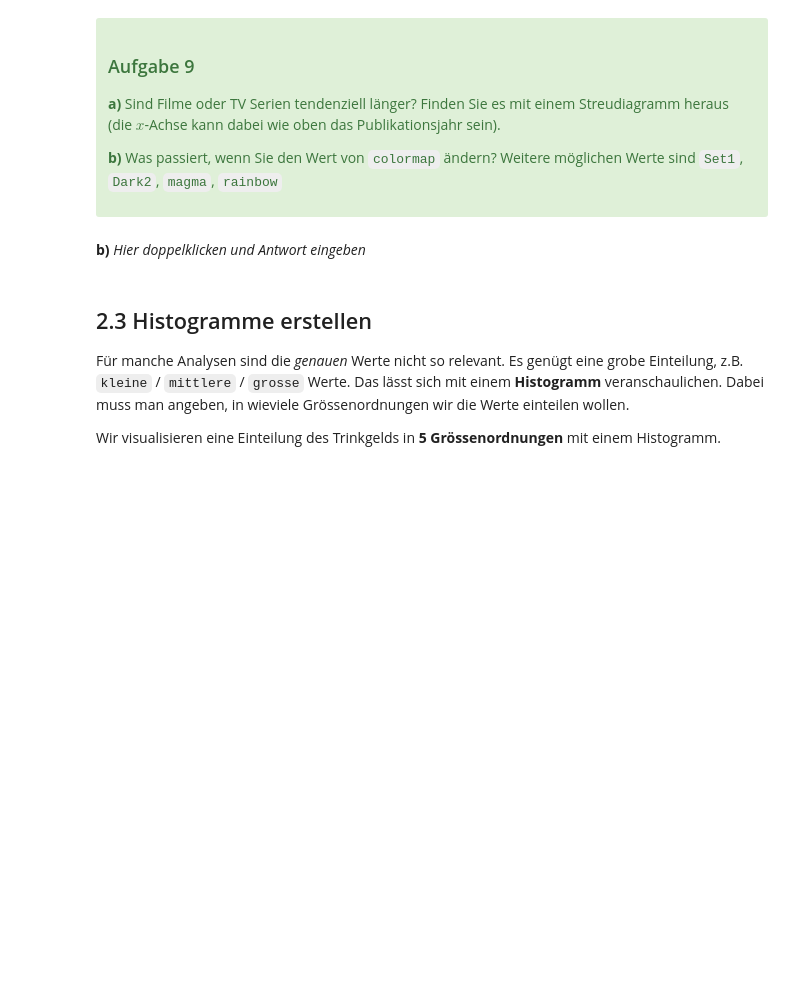
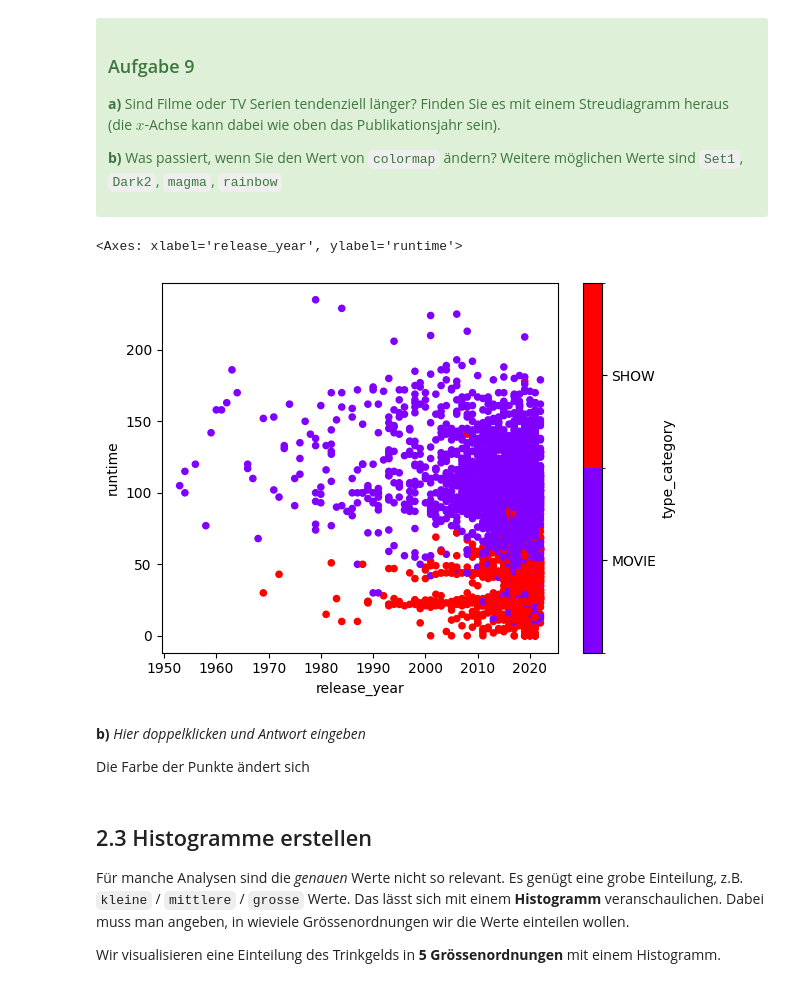
Before and after one commit to Timon-D3v/wahlfach-informatik, a Jupyter notebook: 25_Notebook 1 - Daten visualisieren und analysieren.ipynb, the cells around one changed output. Drawn from its saved outputs; the diff is of its cells as text; code cells hidden in the pictures; blank space fills up the shorter version.

```diff
--- a/25_Notebook 1 - Daten visualisieren und analysieren.ipynb
+++ b/25_Notebook 1 - Daten visualisieren und analysieren.ipynb
@@ -528,8 +555,15 @@ Durch die Färbung der Punkte kann man erkennen, dass man beim Mittagessen eher
 </div>
 # %%
 # a)
+netflix["type_category"] = netflix["type"].astype("category")
+netflix.plot.scatter(x="release_year", y="runtime", c="type_category", colormap="rainbow")
+# %% [output]
+<Axes: xlabel='release_year', ylabel='runtime'>
+[figure, added]
 # %% [markdown]
 **b)** *Hier doppelklicken und Antwort eingeben*
+
+Die Farbe der Punkte ändert sich
 # %% [markdown]
 ## 2.3 Histogramme erstellen
 
```
Also changed, not shown: parts of 15 cells of this notebook, 3 other files.
